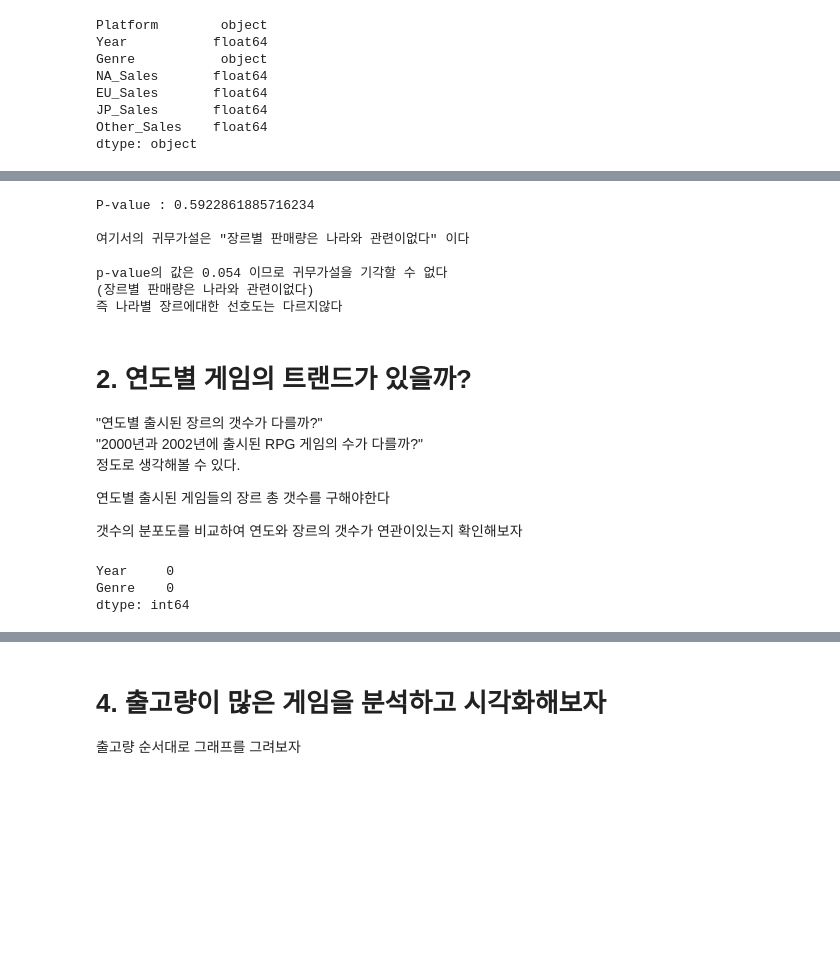
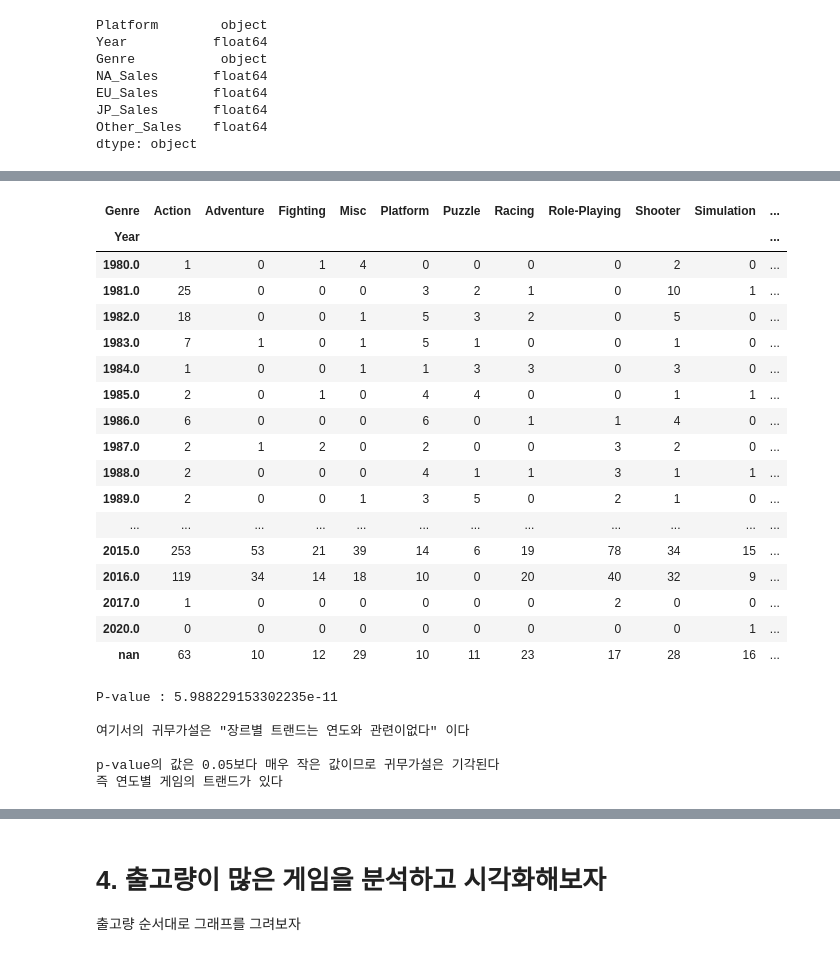
Before and after one commit to bong7233/AI_Project_1, a Jupyter notebook: AI_03_이상봉_Section1.ipynb, the cells around one changed output, grey strips where cells are left out. Saved outputs shown, nothing was run; the diff lists cells and outputs as text; code cells hidden in the pictures; blank space fills up the shorter version.

```diff
--- a/AI_03_이상봉_Section1.ipynb
+++ b/AI_03_이상봉_Section1.ipynb
@@ -77,11 +156,16 @@ dtype: object
 # %%
-# Year 칼럼 네자리로 통일시키기
+# 연도와 장르만 포함한 df3 선언후 결측치 처리
+df3 = df[['Year','Genre']].dropna()
+df3.isna().sum()
+
+# Year 칼럼 네자리로 통일시킨후 catogorical 하게 바꾸기
 def make_year(year):
     if year < 21:
-        return float(year+2000)
+        return str(year+2000)
     elif year > 80 and year <= 99:
-        return float(year+1900)
+        return str(year+1900)
     else:
-        return float(year)
+        return str(year)
 
+df3 = df
 df['Year'] = df['Year'].apply(make_year)
@@ -140,38 +174,41 @@ ge_lo
+# %%
+# 각 년도별 장르의 갯수를 포함하는 데이터프레임 ge_ye 선언
+ge_ye = pd.crosstab(df3.Year,df3.Genre)
+ge_ye
+# %% [output]
+| Genre | Action | Adventure | Fighting | Misc | Platform | Puzzle | Racing | Role-Playing | Shooter | Simulation | ... |
+| Year |  |  |  |  |  |  |  |  |  |  | ... |
+| 1980.0 | 1 | 0 | 1 | 4 | 0 | 0 | 0 | 0 | 2 | 0 | ... |
+| 1981.0 | 25 | 0 | 0 | 0 | 3 | 2 | 1 | 0 | 10 | 1 | ... |
+| 1982.0 | 18 | 0 | 0 | 1 | 5 | 3 | 2 | 0 | 5 | 0 | ... |
+| 1983.0 | 7 | 1 | 0 | 1 | 5 | 1 | 0 | 0 | 1 | 0 | ... |
+| 1984.0 | 1 | 0 | 0 | 1 | 1 | 3 | 3 | 0 | 3 | 0 | ... |
+| 1985.0 | 2 | 0 | 1 | 0 | 4 | 4 | 0 | 0 | 1 | 1 | ... |
+| 1986.0 | 6 | 0 | 0 | 0 | 6 | 0 | 1 | 1 | 4 | 0 | ... |
+| 1987.0 | 2 | 1 | 2 | 0 | 2 | 0 | 0 | 3 | 2 | 0 | ... |
+| 1988.0 | 2 | 0 | 0 | 0 | 4 | 1 | 1 | 3 | 1 | 1 | ... |
+| 1989.0 | 2 | 0 | 0 | 1 | 3 | 5 | 0 | 2 | 1 | 0 | ... |
+| ... | ... | ... | ... | ... | ... | ... | ... | ... | ... | ... | ... |
+| 2015.0 | 253 | 53 | 21 | 39 | 14 | 6 | 19 | 78 | 34 | 15 | ... |
+| 2016.0 | 119 | 34 | 14 | 18 | 10 | 0 | 20 | 40 | 32 | 9 | ... |
+| 2017.0 | 1 | 0 | 0 | 0 | 0 | 0 | 0 | 2 | 0 | 0 | ... |
+| 2020.0 | 0 | 0 | 0 | 0 | 0 | 0 | 0 | 0 | 0 | 1 | ... |
+| nan | 63 | 10 | 12 | 29 | 10 | 11 | 23 | 17 | 28 | 16 | ... |
 # %%
-# 각 지역별 장르의 분포를 비교하는 F-test 실시
-ge_loc = f_oneway(ge_lo['Action'],ge_lo['Adventure'],ge_lo['Fighting'],ge_lo['Misc'],ge_lo['Platform'],ge_lo['Puzzle'],ge_lo['Racing'],ge_lo['Role-Playing'],ge_lo['Shooter'],ge_lo['Simulation'],ge_lo['Sports'],ge_lo['Strategy'])
-print("P-value :", ge_loc.pvalue)
+# 각 연도별 장르의 분포를 비교하는 F-test 실시
+ge_year = f_oneway(ge_ye['Action'],ge_ye['Adventure'],ge_ye['Fighting'],ge_ye['Misc'],ge_ye['Platform'],ge_ye['Puzzle'],ge_ye['Racing'],ge_ye['Role-Playing'],ge_ye['Shooter'],ge_ye['Simulation'],ge_ye['Sports'],ge_ye['Strategy'])
+print("P-value :", ge_year.pvalue)
 
 print("""
-여기서의 귀무가설은 "장르별 판매량은 나라와 관련이없다" 이다
+여기서의 귀무가설은 "장르별 트랜드는 연도와 관련이없다" 이다
 
-p-value의 값은 0.59 이므로 귀무가설을 기각할 수 없다
-(장르별 판매량은 나라와 관련이없다)
-즉 나라별 장르에대한 선호도는 다르지않다
+p-value의 값은 0.05보다 매우 작은 값이므로 귀무가설은 기각된다
+즉 연도별 게임의 트랜드가 있다
 """)
 # %% [output]
-P-value : 0.5922861885716234
+P-value : 5.988229153302235e-11
 
-여기서의 귀무가설은 "장르별 판매량은 나라와 관련이없다" 이다
+여기서의 귀무가설은 "장르별 트랜드는 연도와 관련이없다" 이다
 
-p-value의 값은 0.054 이므로 귀무가설을 기각할 수 없다
-(장르별 판매량은 나라와 관련이없다)
-즉 나라별 장르에대한 선호도는 다르지않다
+p-value의 값은 0.05보다 매우 작은 값이므로 귀무가설은 기각된다
+즉 연도별 게임의 트랜드가 있다
-# %% [markdown]
-# 2. 연도별 게임의 트랜드가 있을까?
-
-"연도별 출시된 장르의 갯수가 다를까?"
-"2000년과 2002년에 출시된 RPG 게임의 수가 다를까?"
-정도로 생각해볼 수 있다.
-
-연도별 출시된 게임들의 장르 총 갯수를 구해야한다
-
-갯수의 분포도를 비교하여 연도와 장르의 갯수가 연관이있는지 확인해보자
-# %%
-# 연도와 장르만 포함한 df3 선언후 결측치 처리
-df3 = df[['Year','Genre']].dropna()
-df3.isna().sum()
-# %% [output]
-Year     0
-Genre    0
-dtype: int64
```
Also changed, not shown: parts of 20 cells of this notebook.
